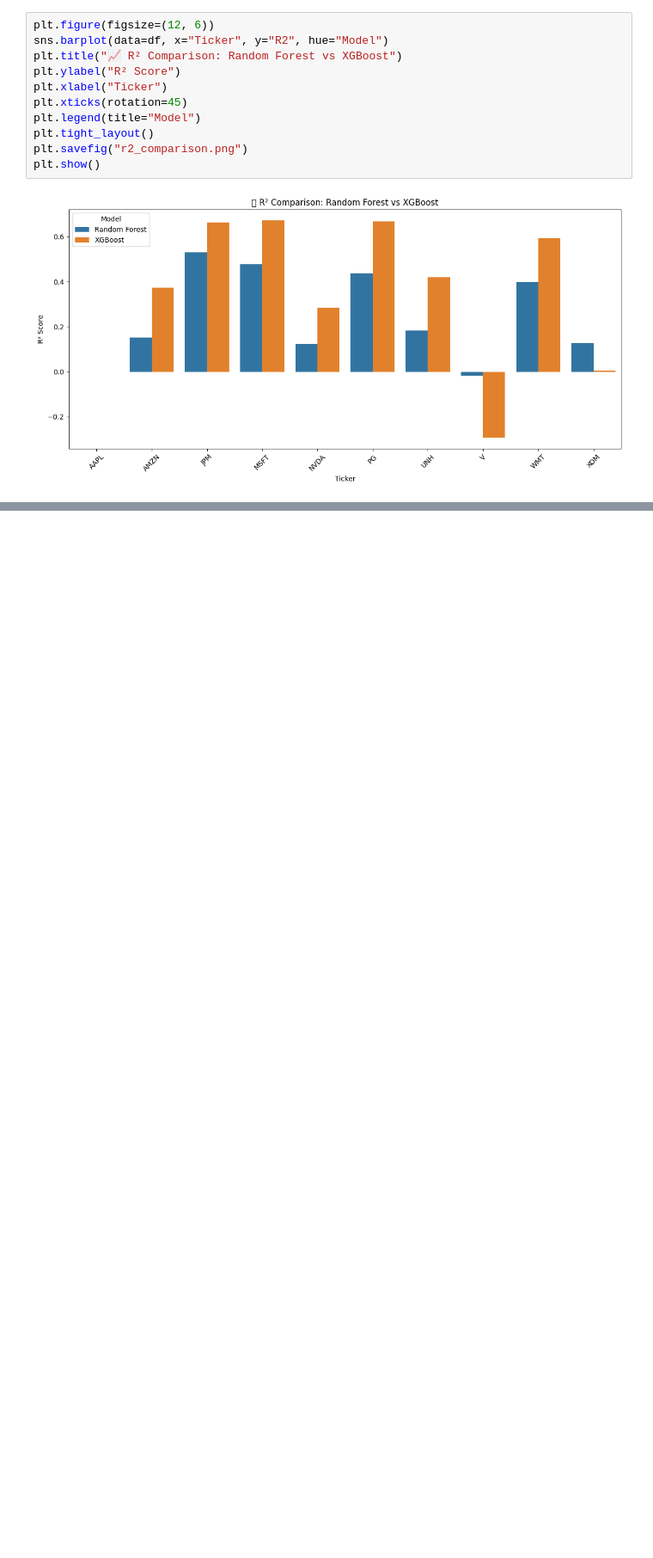
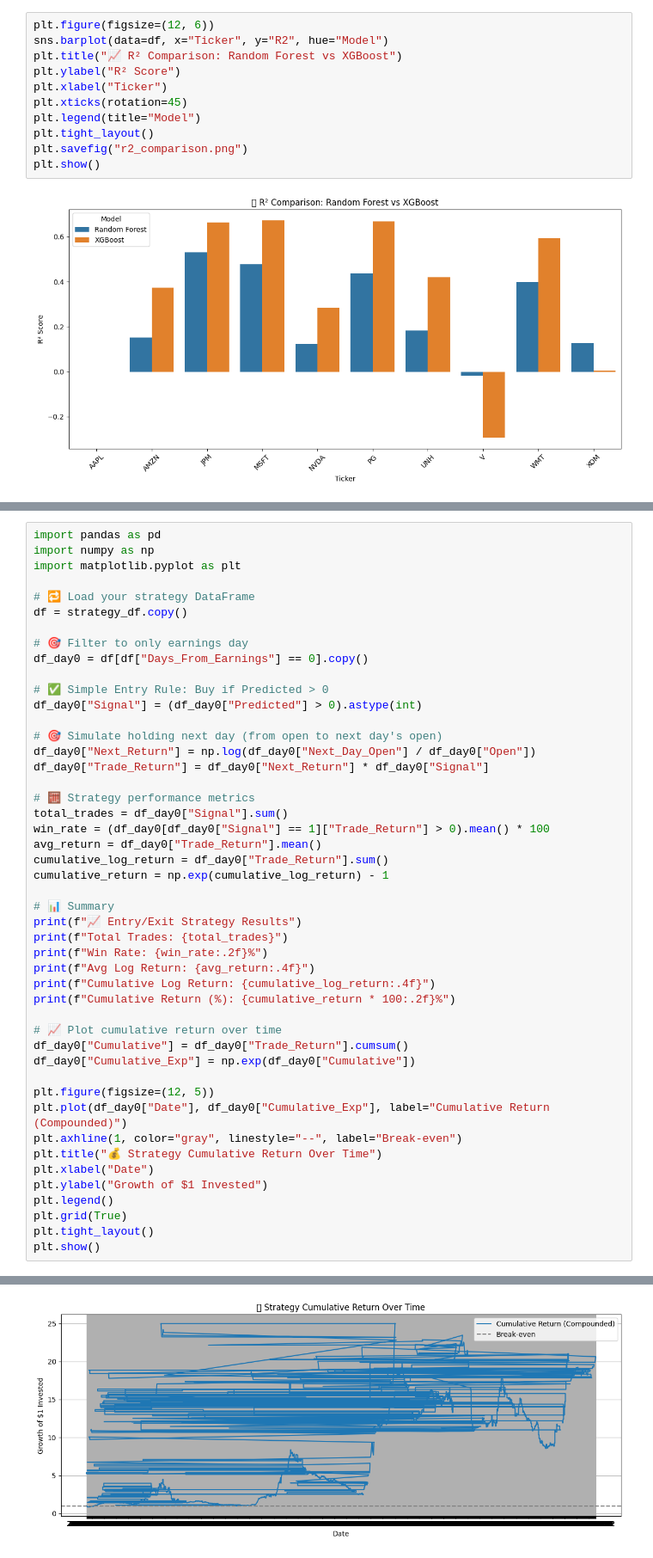
Before and after one commit to sowjanya-bn/stock-prediction, a Jupyter notebook: model_comparison_performance.ipynb, the cells around one changed output, grey strips where cells are left out. Shown: that part at 86% size. Drawn from its saved outputs; the diff is of its cells as text; blank space fills up the shorter version.

```diff
--- a/model_comparison_performance.ipynb
+++ b/model_comparison_performance.ipynb
@@ -219,0 +1421,48 @@ plt.show()
+# %%
+import pandas as pd
+import numpy as np
+import matplotlib.pyplot as plt
+
+# 🔁 Load your strategy DataFrame
+df = strategy_df.copy()
+
+# 🎯 Filter to only earnings day
+df_day0 = df[df["Days_From_Earnings"] == 0].copy()
+
+# ✅ Simple Entry Rule: Buy if Predicted > 0
+df_day0["Signal"] = (df_day0["Predicted"] > 0).astype(int)
+
+# 🎯 Simulate holding next day (from open to next day's open)
+df_day0["Next_Return"] = np.log(df_day0["Next_Day_Open"] / df_day0["Open"])
+df_day0["Trade_Return"] = df_day0["Next_Return"] * df_day0["Signal"]
+
+# 🧮 Strategy performance metrics
+total_trades = df_day0["Signal"].sum()
+win_rate = (df_day0[df_day0["Signal"] == 1]["Trade_Return"] > 0).mean() * 100
+avg_return = df_day0["Trade_Return"].mean()
+cumulative_log_return = df_day0["Trade_Return"].sum()
+cumulative_return = np.exp(cumulative_log_return) - 1
+
+# 📊 Summary
+print(f"📈 Entry/Exit Strategy Results")
+print(f"Total Trades: {total_trades}")
+print(f"Win Rate: {win_rate:.2f}%")
+print(f"Avg Log Return: {avg_return:.4f}")
+print(f"Cumulative Log Return: {cumulative_log_return:.4f}")
+print(f"Cumulative Return (%): {cumulative_return * 100:.2f}%")
+
+# 📈 Plot cumulative return over time
+df_day0["Cumulative"] = df_day0["Trade_Return"].cumsum()
+df_day0["Cumulative_Exp"] = np.exp(df_day0["Cumulative"])
+
+plt.figure(figsize=(12, 5))
+plt.plot(df_day0["Date"], df_day0["Cumulative_Exp"], label="Cumulative Return (Compounded)")
+plt.axhline(1, color="gray", linestyle="--", label="Break-even")
+plt.title("💰 Strategy Cumulative Return Over Time")
+plt.xlabel("Date")
+plt.ylabel("Growth of $1 Invested")
+plt.legend()
+plt.grid(True)
+plt.tight_layout()
+plt.show()
+# %% [output]
@@ -219,0 +1475 @@ plt.show()
+[figure, added]
```
Also changed, not shown: parts of 30 cells of this notebook, 1 other file.
